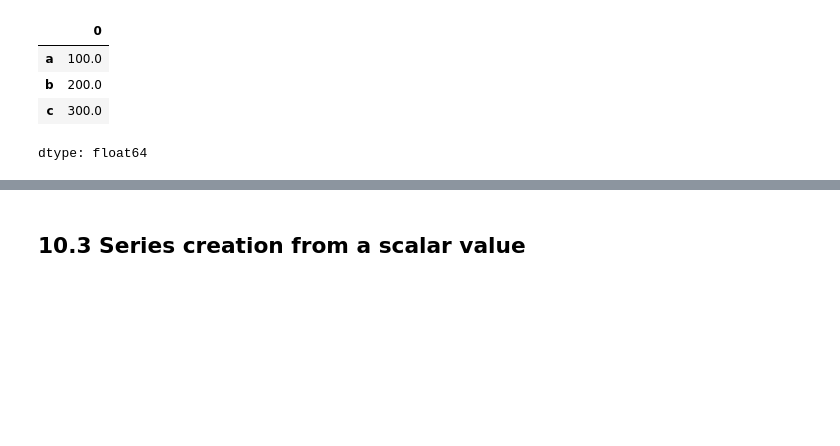
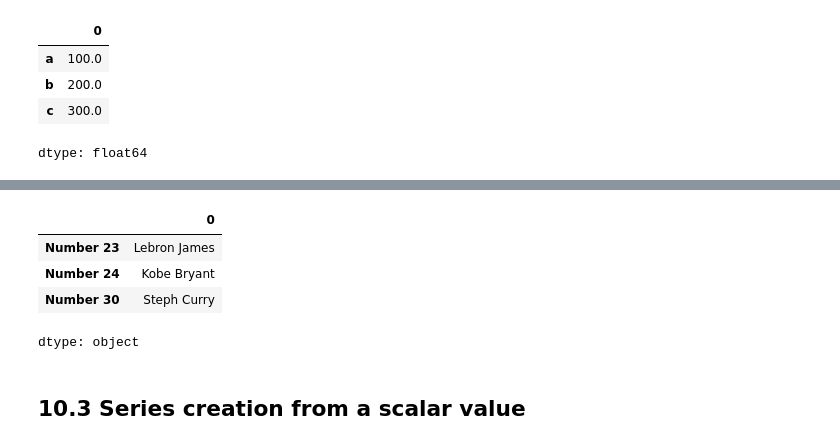
Before and after one commit to sama2015/My-first-repo, a Jupyter notebook: introduction_to_python.ipynb, the cells around one changed output, grey strips where cells are left out. Drawn from its saved outputs; the diff is of its cells as text; code cells hidden in the pictures; blank space fills up the shorter version.

```diff
--- a/introduction_to_python.ipynb
+++ b/introduction_to_python.ipynb
@@ -1055,4 +1156,14 @@ xyz    3
 dtype: int64
+# %%
+#Example 20
+lineup = {'Number 23': 'Lebron James', 'Number 24': 'Kobe Bryant', 'Number 30': 'Steph Curry'}
+pd.Series(lineup)
+# %% [output]
+|  | 0 |
+| Number 23 | Lebron James |
+| Number 24 | Kobe Bryant |
+| Number 30 | Steph Curry |
+dtype: object
 # %% [markdown]
 ## 10.3 Series creation from a scalar value
 # %% [markdown]
```
Also changed, not shown: parts of 16 cells of this notebook.
